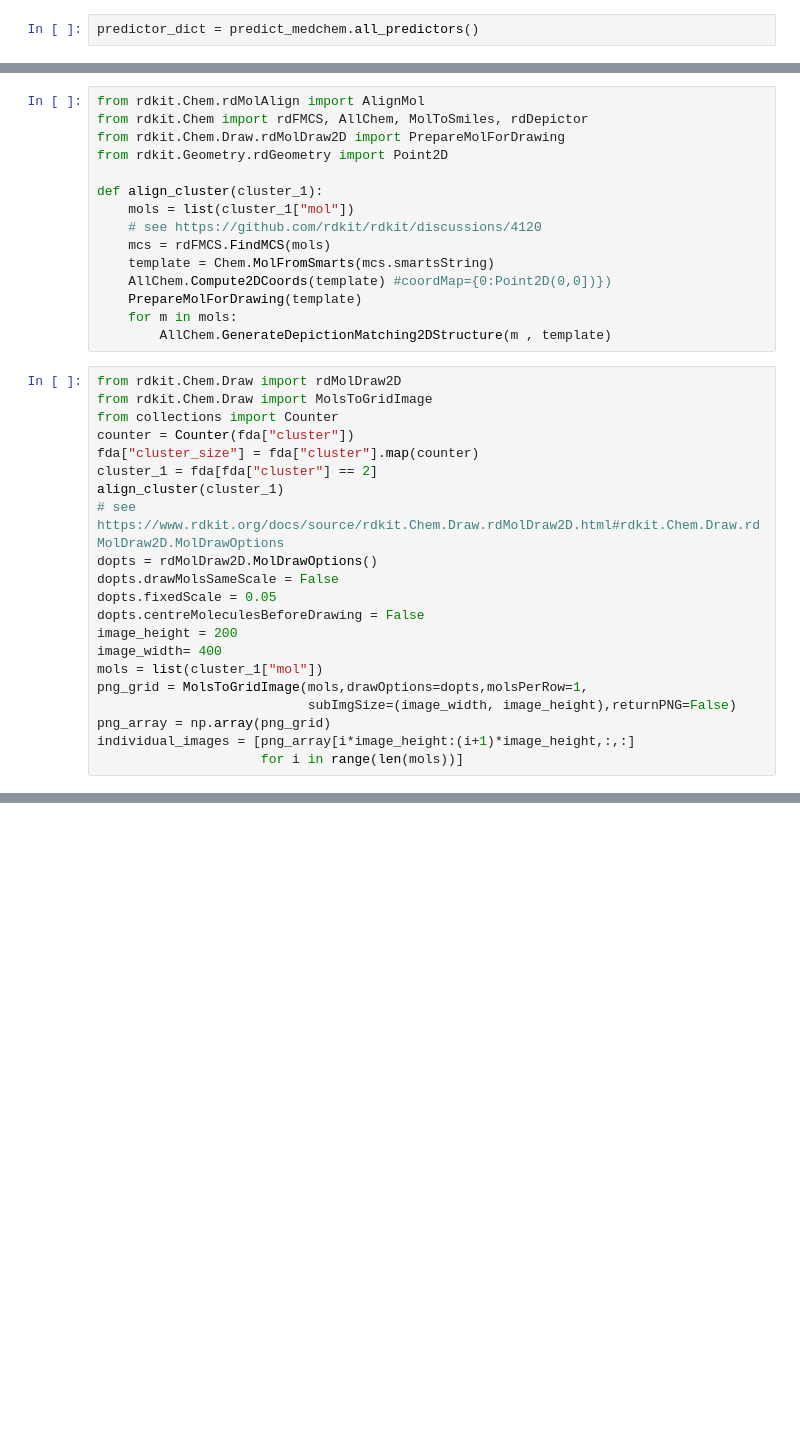
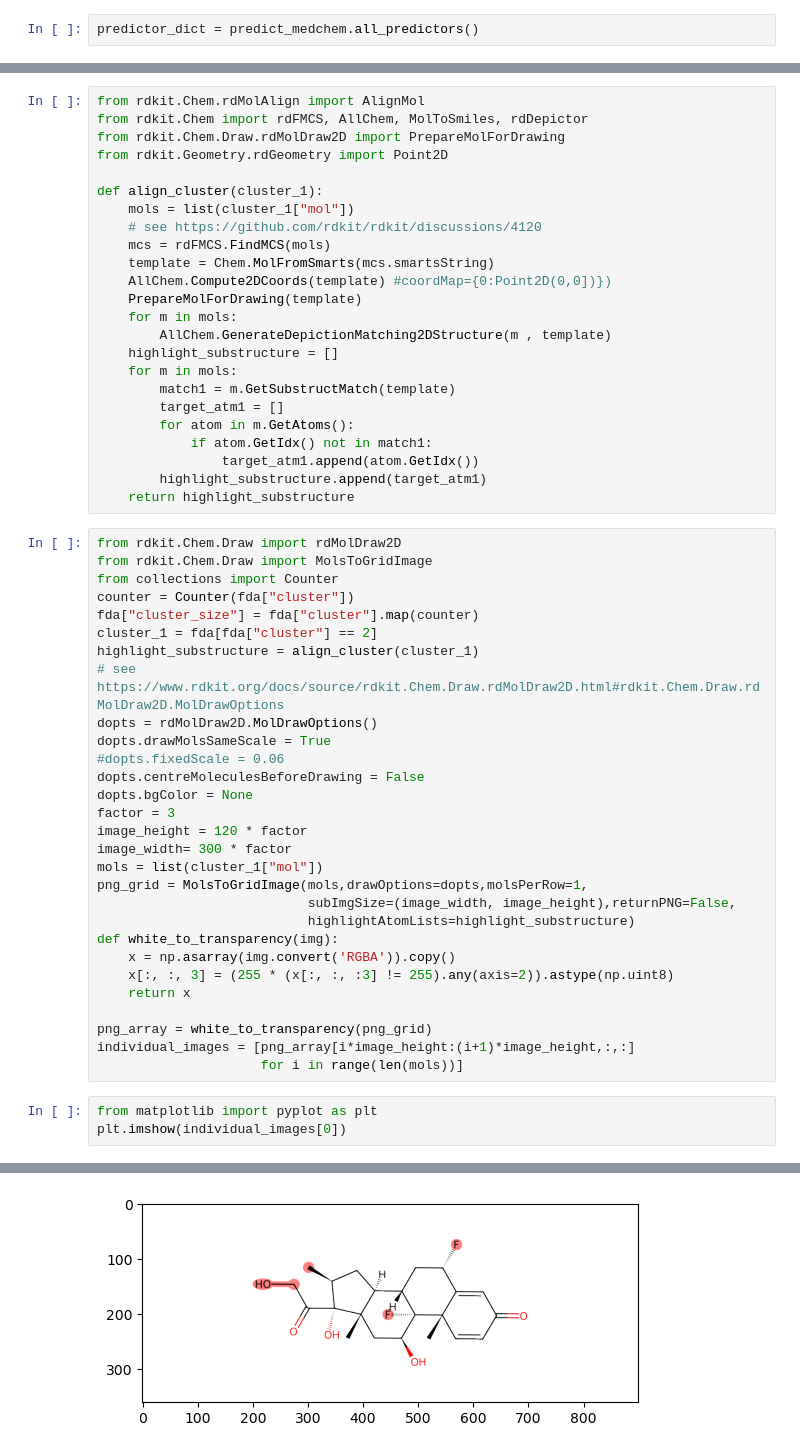
Before and after one commit to prheenan/mol_cv, a Jupyter notebook: examples/_2025_01_06_polar_python.ipynb, the cells around one changed output, grey strips where cells are left out. Saved outputs shown, nothing was run; the diff lists cells and outputs as text; blank space fills up the shorter version.

```diff
--- a/examples/_2025_01_06_polar_python.ipynb
+++ b/examples/_2025_01_06_polar_python.ipynb
@@ -31,6 +32,15 @@ def align_cluster(cluster_1):
     PrepareMolForDrawing(template)
     for m in mols:
         AllChem.GenerateDepictionMatching2DStructure(m , template)
+    highlight_substructure = []
+    for m in mols:
+        match1 = m.GetSubstructMatch(template)
+        target_atm1 = []
+        for atom in m.GetAtoms():
+            if atom.GetIdx() not in match1:
+                target_atm1.append(atom.GetIdx())
+        highlight_substructure.append(target_atm1)
+    return highlight_substructure
 # %%
 from rdkit.Chem.Draw import rdMolDraw2D
 from rdkit.Chem.Draw import MolsToGridImage
@@ -38,17 +48,29 @@ from collections import Counter
 counter = Counter(fda["cluster"])
 fda["cluster_size"] = fda["cluster"].map(counter)
 cluster_1 = fda[fda["cluster"] == 2]
-align_cluster(cluster_1)
+highlight_substructure = align_cluster(cluster_1)
 # see https://www.rdkit.org/docs/source/rdkit.Chem.Draw.rdMolDraw2D.html#rdkit.Chem.Draw.rdMolDraw2D.MolDrawOptions
 dopts = rdMolDraw2D.MolDrawOptions()
-dopts.drawMolsSameScale = False
-dopts.fixedScale = 0.05
+dopts.drawMolsSameScale = True
+#dopts.fixedScale = 0.06
 dopts.centreMoleculesBeforeDrawing = False
-image_height = 200
-image_width= 400
+dopts.bgColor = None
+factor = 3
+image_height = 120 * factor
+image_width= 300 * factor
 mols = list(cluster_1["mol"])
 png_grid = MolsToGridImage(mols,drawOptions=dopts,molsPerRow=1,
-                           subImgSize=(image_width, image_height),returnPNG=False)
-png_array = np.array(png_grid)
+                           subImgSize=(image_width, image_height),returnPNG=False,
+                           highlightAtomLists=highlight_substructure)
+def white_to_transparency(img):
+    x = np.asarray(img.convert('RGBA')).copy()
+    x[:, :, 3] = (255 * (x[:, :, :3] != 255).any(axis=2)).astype(np.uint8)
+    return x
+
+png_array = white_to_transparency(png_grid)
 individual_images = [png_array[i*image_height:(i+1)*image_height,:,:]
                      for i in range(len(mols))]
+# %%
+from matplotlib import pyplot as plt
+plt.imshow(individual_images[0])
+# %% [output]
@@ -55,3 +78,4 @@ individual_images = [png_array[i*image_height:(i+1)*image_height,:,:]
+[figure, added]
 # %%
 %%capture
 # previous line prevents output from displaying in cell
```
Also changed, not shown: parts of 5 cells of this notebook, 3 other files.
